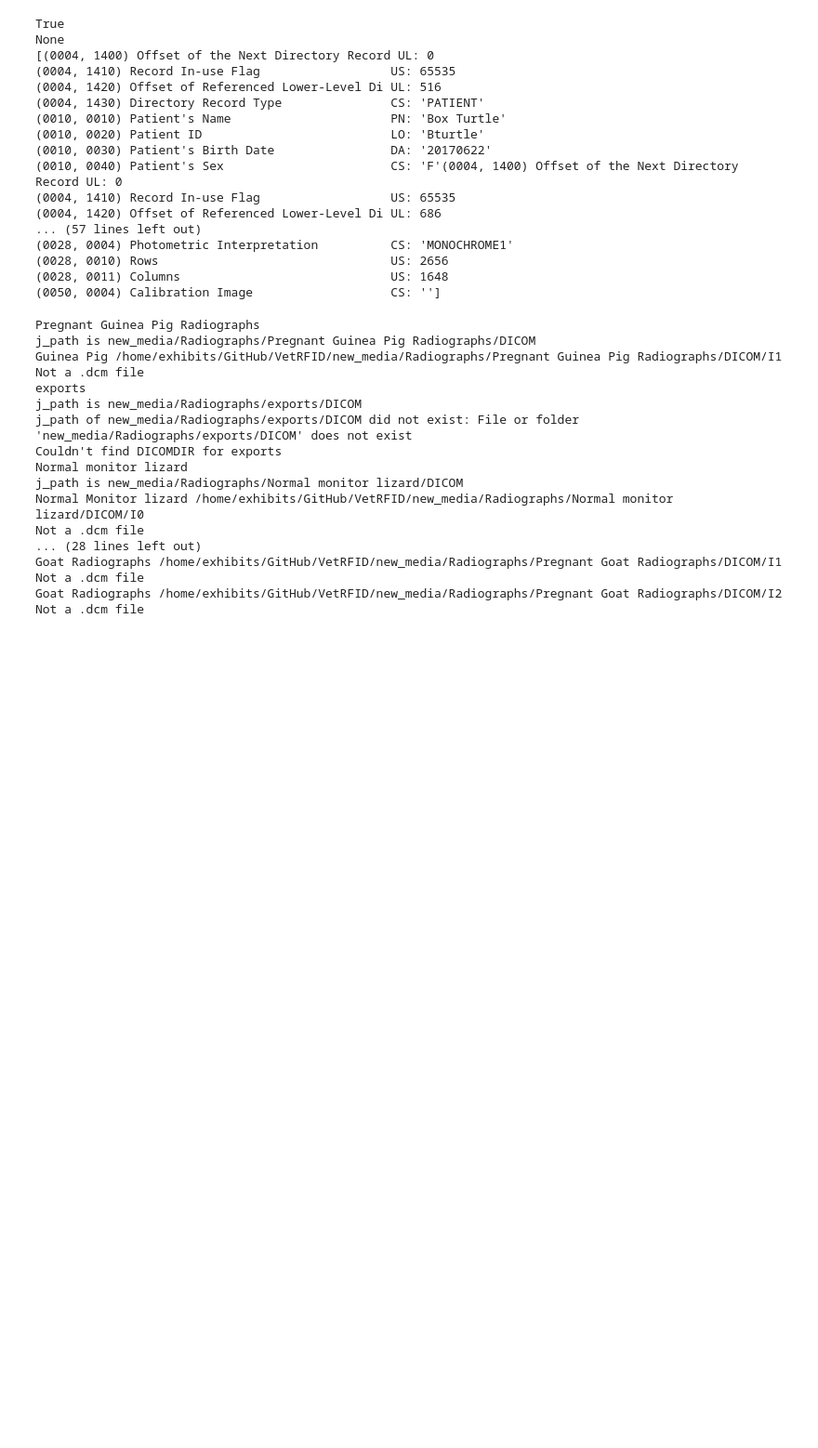
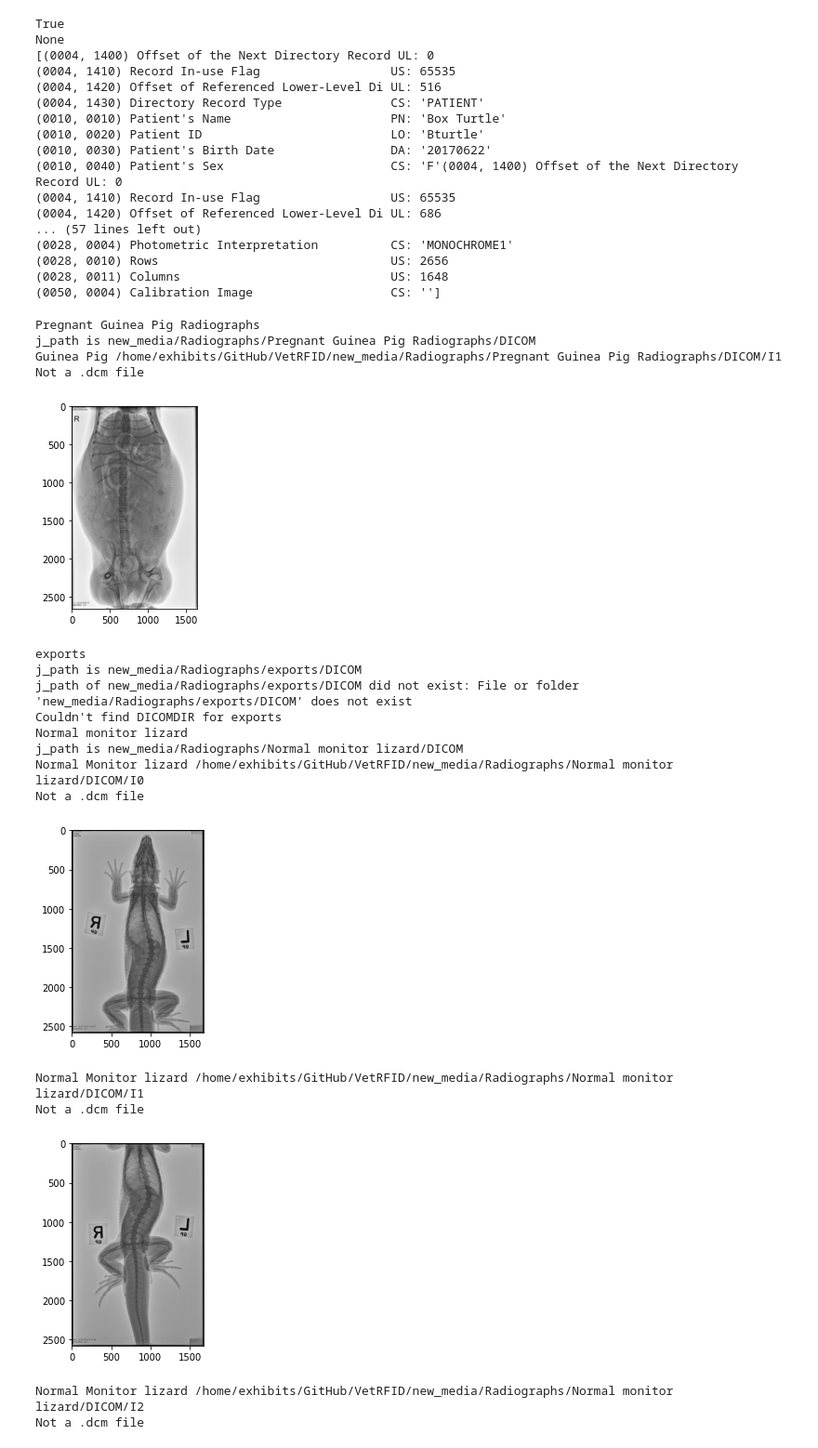
Before and after one commit to UnicycleDumpTruck/VetRFID, a Jupyter notebook: dicom_view_testing.ipynb, the cells around one changed output. Shown at 93% size. Drawn from its saved outputs; the diff is of its cells as text; code cells hidden in the pictures; blank space fills up the shorter version.

```diff
--- a/dicom_view_testing.ipynb
+++ b/dicom_view_testing.ipynb
@@ -43,45 +43,47 @@ for directory in os.listdir(base_path):
     #path = Path("new_media/Radiographs/BoxTurtleNormal/DICOM/DICOMDIR")
     print(directory)
     dicomdir_path = Path(os.path.join(base_path, directory, "DICOMDIR"))
     if not dicomdir_path.is_file():
         dicomdir_path = os.path.join(base_path, directory, "DICOM/DICOMDIR")
     try:
         j_path = os.path.join(base_path, directory, "DICOM")
         print(f"j_path is {j_path}")
         try:
             dicom2jpg.dicom2png(j_path, target_root="new_media/Radiographs/exports/", multiprocessing=False, anonymous=False)
         except OSError as e:
             print(f"j_path of {j_path} did not exist: {e}")
         ds = dcmread(dicomdir_path)
         #print(ds.DirectoryRecordSequence)
         fs = FileSet(ds)
         #print(ds.DirectoryRecordSequence)
         #print(fs)
         for instance in fs:
             print(instance.PatientName, instance.path)
             dicom2jpg.dicom2png(instance.path, target_root="new_media/Radiographs/exports/")
             ds = instance.load()
             #print(ds.pixel_array)
             #plt.imsave(ds.pixel_array, f"{str(instance.PatientName).strip()}{str(ds.pixel_array.shape).strip()}.png", cmap=plt.cm.gray)
-            #plt.imshow(ds.pixel_array, cmap=plt.cm.gray)
-            #plt.show()
+            plt.imshow(ds.pixel_array, cmap=plt.cm.gray)
+            plt.show()
     except FileNotFoundError as e:
         print(f"Couldn't find DICOMDIR for {directory}")
 # %% [output]
 Pregnant Guinea Pig Radiographs
 j_path is new_media/Radiographs/Pregnant Guinea Pig Radiographs/DICOM
 Guinea Pig /home/exhibits/GitHub/VetRFID/new_media/Radiographs/Pregnant Guinea Pig Radiographs/DICOM/I1
 Not a .dcm file
-exports
-j_path is new_media/Radiographs/exports/DICOM
-j_path of new_media/Radiographs/exports/DICOM did not exist: File or folder 'new_media/Radiographs/exports/DICOM' does not exist
-Couldn't find DICOMDIR for exports
-Normal monitor lizard
-j_path is new_media/Radiographs/Normal monitor lizard/DICOM
-Normal Monitor lizard /home/exhibits/GitHub/VetRFID/new_media/Radiographs/Normal monitor lizard/DICOM/I0
-Not a .dcm file
-... (28 lines left out)
-Goat Radiographs /home/exhibits/GitHub/VetRFID/new_media/Radiographs/Pregnant Goat Radiographs/DICOM/I1
-Not a .dcm file
-Goat Radiographs /home/exhibits/GitHub/VetRFID/new_media/Radiographs/Pregnant Goat Radiographs/DICOM/I2
-Not a .dcm file
+[figure, added]
+exports
+j_path is new_media/Radiographs/exports/DICOM
+j_path of new_media/Radiographs/exports/DICOM did not exist: File or folder 'new_media/Radiographs/exports/DICOM' does not exist
+Couldn't find DICOMDIR for exports
+Normal monitor lizard
+j_path is new_media/Radiographs/Normal monitor lizard/DICOM
+Normal Monitor lizard /home/exhibits/GitHub/VetRFID/new_media/Radiographs/Normal monitor lizard/DICOM/I0
+Not a .dcm file
+[figure, added]
+Normal Monitor lizard /home/exhibits/GitHub/VetRFID/new_media/Radiographs/Normal monitor lizard/DICOM/I1
+Not a .dcm file
+[figure, added]
+Normal Monitor lizard /home/exhibits/GitHub/VetRFID/new_media/Radiographs/Normal monitor lizard/DICOM/I2
+Not a .dcm file
```
Also changed, not shown: parts of 1 cell of this notebook, 1 other file.
